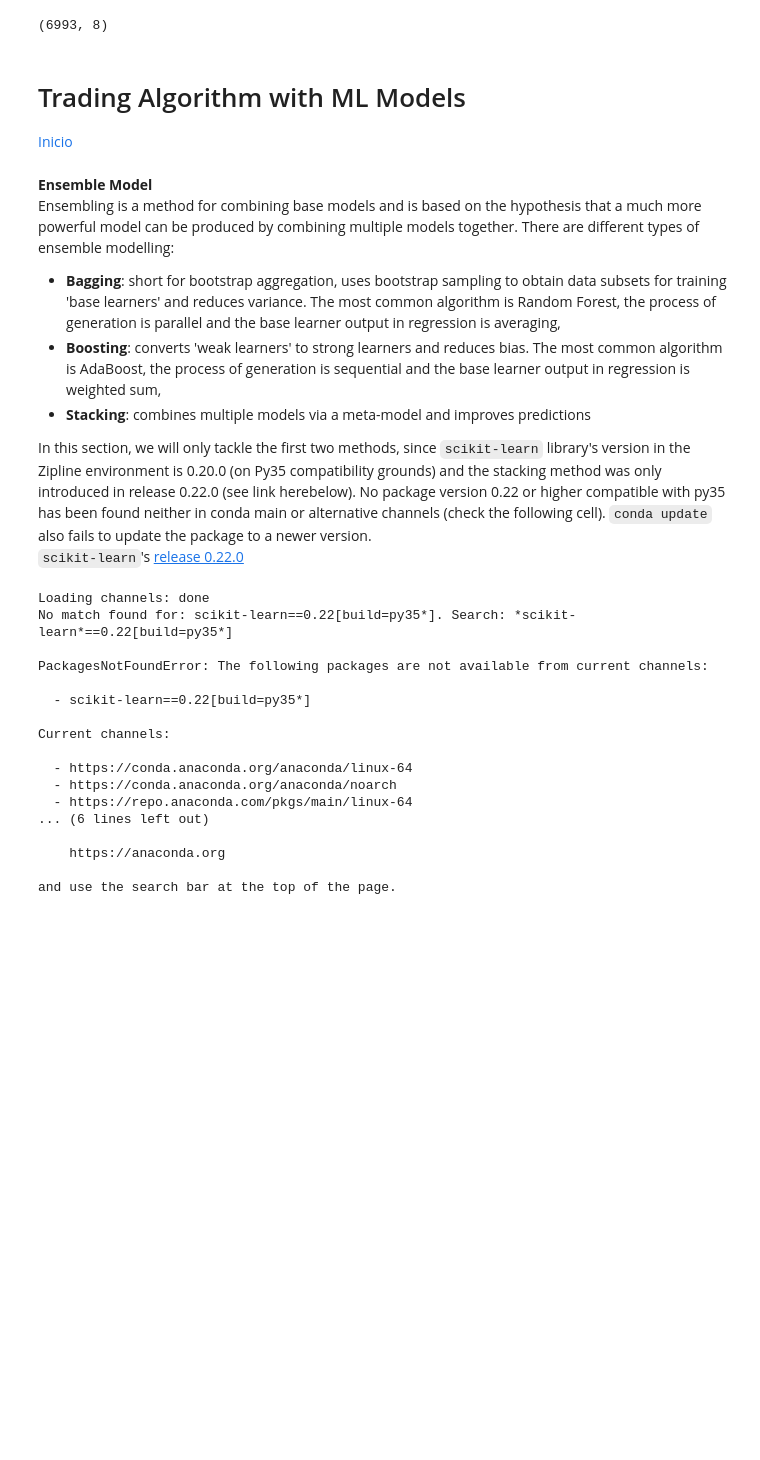
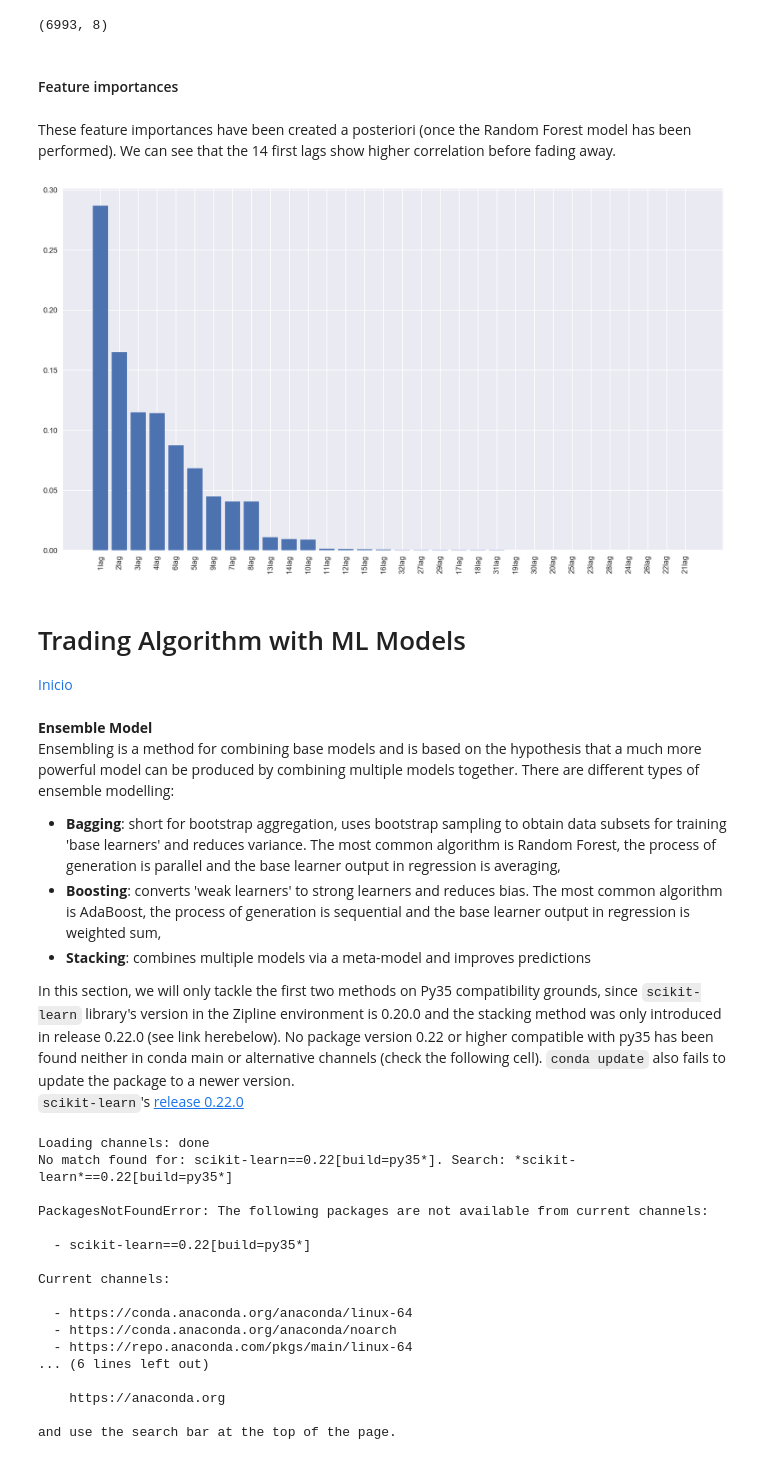
Before and after one commit to isabelpuche/ml_for_algo_trading, a Jupyter notebook: notebooks/ml_pipeline.ipynb, the cells around one changed output. Drawn from its saved outputs; the diff is of its cells as text; code cells hidden in the pictures; blank space fills up the shorter version.

```diff
--- a/notebooks/ml_pipeline.ipynb
+++ b/notebooks/ml_pipeline.ipynb
@@ -192,6 +190,29 @@ X.shape
 y.shape
 # %% [output]
 (6993, 8)
+# %% [markdown]
+#### Feature importances
+# %% [markdown]
+These feature importances have been created a posteriori (once the Random Forest model has been performed). We can see that the 14 first lags show higher correlation before fading away.
+# %%
+feature_names = X.columns
+# %%
+# Get feature importances from our gradient boosting model
+importances = rfr.feature_importances_
+
+# Get the index of importances from greatest importance to least
+sorted_index = np.argsort(importances)[::-1]
+x = range(len(importances))
+
+# Create tick labels
+labels = np.array(feature_names)[sorted_index]
+plt.bar(x, importances[sorted_index], tick_label=labels)
+
+# Rotate tick labels to vertical
+plt.xticks(rotation=90)
+plt.show()
+# %% [output]
+[figure, added]
 # %% [markdown]
 # Trading Algorithm with ML Models
 <div style = "float:right"><a style="text-decoration:none" href = "#inicio">Inicio</a></div>
@@ -203,7 +224,7 @@ Ensembling is a method for combining base models and is based on the hypothesis
     <li><b>Boosting</b>: converts 'weak learners' to strong learners and reduces bias. The most common algorithm is AdaBoost, the process of generation is sequential and the base learner output in regression is weighted sum,</li>
     <li><b>Stacking</b>: combines multiple models via a meta-model and improves predictions</li>
 </ul>
-In this section, we will only tackle the first two methods, since <code>scikit-learn</code> library's version in the Zipline environment is 0.20.0 (on Py35 compatibility grounds) and the stacking method was only introduced in release 0.22.0 (see link herebelow). No package version 0.22 or higher compatible with py35 has been found neither in conda main or alternative channels (check the following cell). <code>conda update</code> also fails to update the package to a newer version.
+In this section, we will only tackle the first two methods on Py35 compatibility grounds, since <code>scikit-learn</code> library's version in the Zipline environment is 0.20.0 and the stacking method was only introduced in release 0.22.0 (see link herebelow). No package version 0.22 or higher compatible with py35 has been found neither in conda main or alternative channels (check the following cell). <code>conda update</code> also fails to update the package to a newer version.
 
 <code>scikit-learn</code>'s [release 0.22.0](https://scikit-learn.org/stable/auto_examples/release_highlights/plot_release_highlights_0_22_0.html)
 # %%
```
Also changed, not shown: parts of 41 cells of this notebook.
